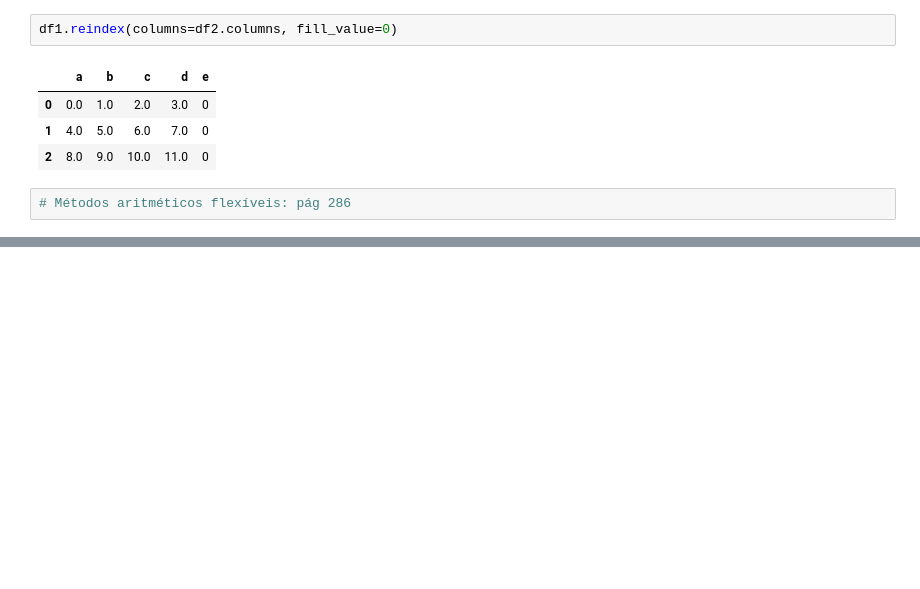
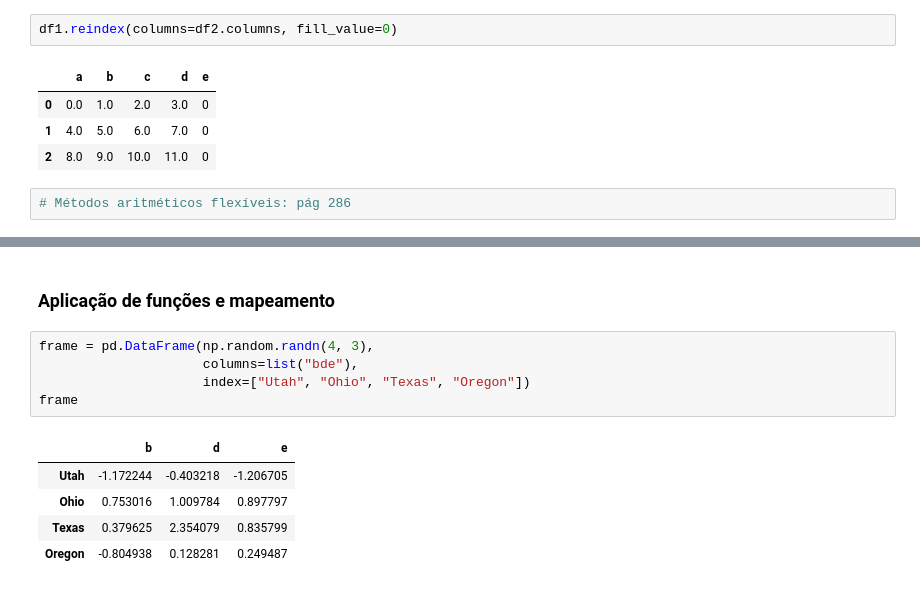
Before and after one commit to saulorcj/anotacoes, a Jupyter notebook: analise de dados/cap5.ipynb, the cells around one changed output, grey strips where cells are left out. Drawn from its saved outputs; the diff is of its cells as text; blank space fills up the shorter version.

```diff
--- a/analise de dados/cap5.ipynb
+++ b/analise de dados/cap5.ipynb
@@ -964,0 +1050,13 @@ df1.reindex(columns=df2.columns, fill_value=0)
+# %% [markdown]
+### Aplicação de funções e mapeamento
+# %%
+frame = pd.DataFrame(np.random.randn(4, 3),
+                     columns=list("bde"),
+                     index=["Utah", "Ohio", "Texas", "Oregon"])
+frame
+# %% [output]
+|  | b | d | e |
+| Utah | -1.172244 | -0.403218 | -1.206705 |
+| Ohio | 0.753016 | 1.009784 | 0.897797 |
+| Texas | 0.379625 | 2.354079 | 0.835799 |
+| Oregon | -0.804938 | 0.128281 | 0.249487 |
```
Also changed, not shown: parts of 53 cells of this notebook, 1 other file.
